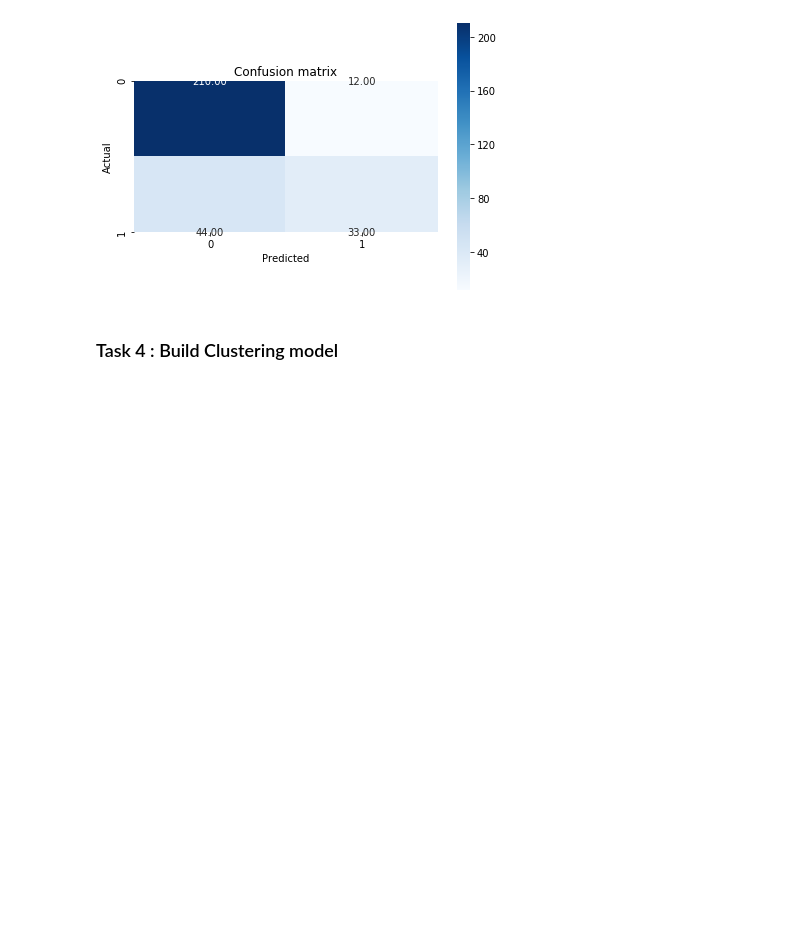
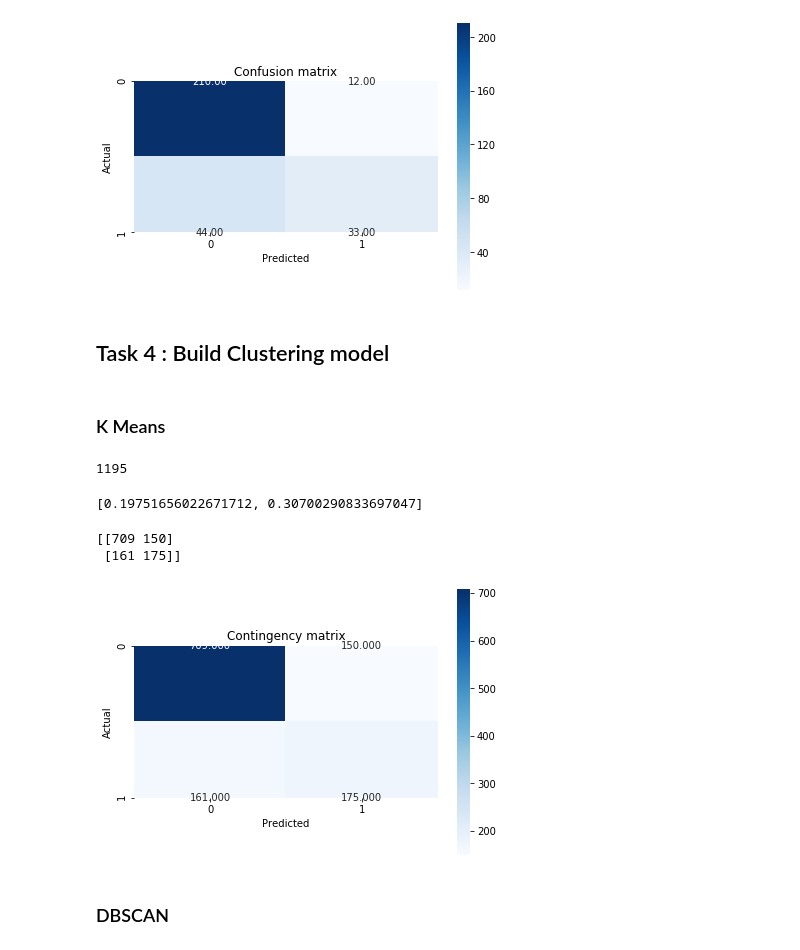
Before and after one commit to samujjwaal/Modelling-US-Election-Data, a Jupyter notebook: Project 2.ipynb, the cells around one changed output. Cells and saved outputs as stored; diff of their text form; code cells hidden in the pictures; blank space fills up the shorter version.

```diff
--- a/Project 2.ipynb
+++ b/Project 2.ipynb
@@ -42,3 +64,8 @@ x_train, x_val, y_train, y_val = train_test_split(original_election_data.iloc[:,
+# %%
+data_x = original_election_data.iloc[:,:-3]
+#x_train.head()
+data_y = original_election_data['Party']
+#y_train
 # %% [markdown]
 ### Task 2 : Standardizing training and validation sets
 # %%
@@ -62,4 +90,9 @@ x_train_scaled = scaler.transform(x_train.iloc[:,3:])
 x_train_scaled = pd.DataFrame(x_train_scaled)
 x_val_scaled = scaler.transform(x_val.iloc[:,3:])
 x_val_scaled = pd.DataFrame(x_val_scaled)
+# %%
+scaler = StandardScaler()
+scaler.fit(data_x.iloc[:,3:])
+data_x_scaled = scaler.transform(data_x.iloc[:,3:])
+data_x_scaled = pd.DataFrame(data_x_scaled)
 # %%
@@ -410,4 +446,32 @@ print(conf_matrix)
  [ 44  33]]
 [figure]
 # %% [markdown]
-### Task 4 : Build Clustering model
+## Task 4 : Build Clustering model
+# %% [markdown]
+### K Means
+# %%
+clustering = KMeans(n_clusters = 2,init = 'random',n_init = 10, random_state = 0).fit(data_x_scaled)
+clusters = clustering.labels_
+len(clusters)
+# %% [output]
+1195
+# %%
+adjusted_rand_index = metrics.adjusted_rand_score(data_y,clusters)
+silhouette_coefficient = metrics.silhouette_score(data_x_scaled,clusters)
+print([adjusted_rand_index, silhouette_coefficient])
+# %% [output]
+[0.19751656022671712, 0.30700290833697047]
+# %%
+cont_matrix = metrics.cluster.contingency_matrix(clusters, data_y)
+sns.heatmap(cont_matrix, annot = True, fmt = ".3f", square = True, cmap = plt.cm.Blues)
+plt.ylabel('Actual')
+plt.xlabel('Predicted')
+plt.title('Contingency matrix')
+plt.tight_layout()
+print(cont_matrix)
+# %% [output]
+[[709 150]
+ [161 175]]
+[figure, added]
+# %% [markdown]
+### DBSCAN
```
Also changed, not shown: parts of 13 cells of this notebook.
